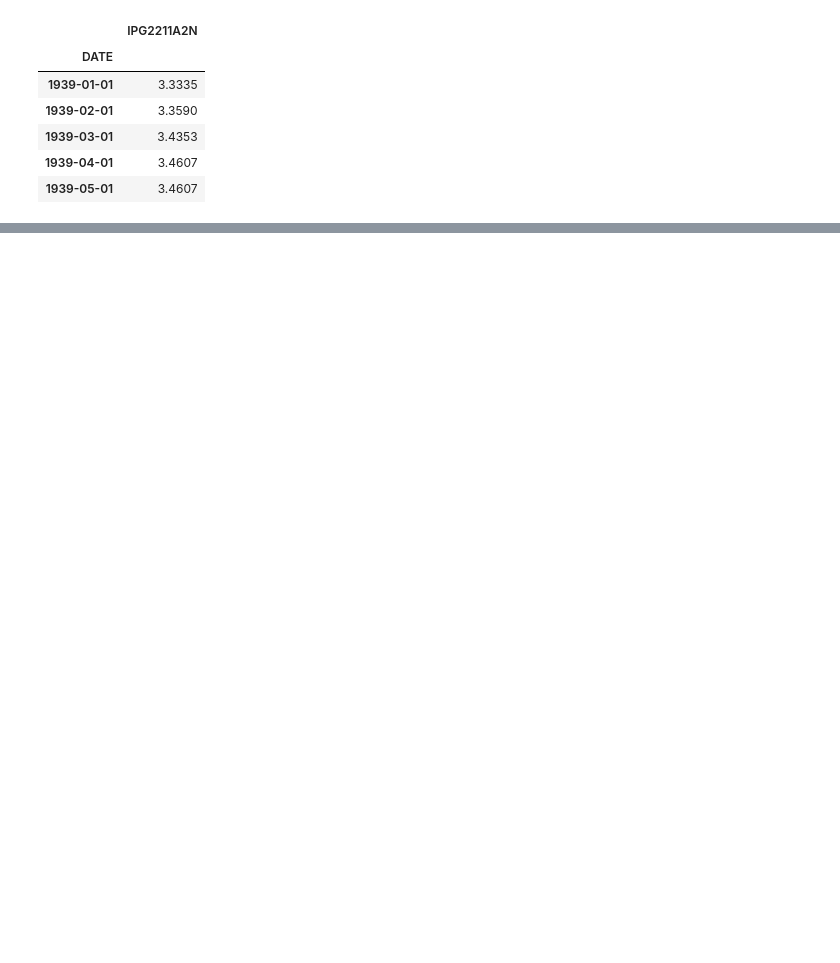
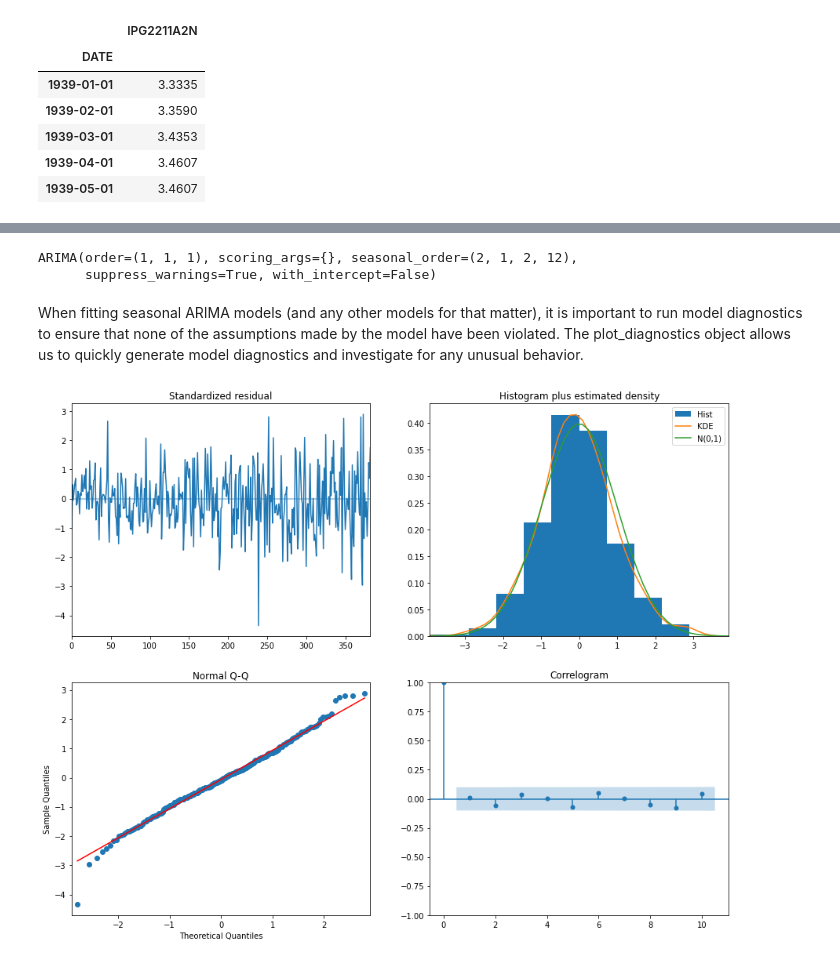
Before and after one commit to 4GeeksAcademy/machine-learning-content, a Jupyter notebook: 06-12d-ml_algos/exploring-time-series.ipynb, the cells around one changed output, grey strips where cells are left out. Saved outputs shown, nothing was run; the diff lists cells and outputs as text; code cells hidden in the pictures; blank space fills up the shorter version.

```diff
--- a/06-12d-ml_algos/exploring-time-series.ipynb
+++ b/06-12d-ml_algos/exploring-time-series.ipynb
@@ -213,5 +293,19 @@ print(stepwise_model.aic())
 # %%
-train = data.loc['1985-01-01':'2016-12-01']
-test = data.loc['2017-01-01':]
+# Train test ssplit
+
+train = data.loc['1985-01-01':'2017-12-01']
+test = data.loc['2018-01-01':]
+# %%
+# Train the model
+
+stepwise_model.fit(train)
+# %% [output]
+ARIMA(order=(1, 1, 1), scoring_args={}, seasonal_order=(2, 1, 2, 12),
+      suppress_warnings=True, with_intercept=False)
+# %% [markdown]
+When fitting seasonal ARIMA models (and any other models for that matter), it is important to run model diagnostics to ensure that none of the assumptions made by the model have been violated. The plot_diagnostics object allows us to quickly generate model diagnostics and investigate for any unusual behavior.
 # %%
-stepwise_model.fit(train)
+stepwise_model.fit(train).plot_diagnostics(figsize=(15, 12))
+plt.show()
+# %% [output]
+[figure, added]
```
Also changed, not shown: parts of 26 cells of this notebook, 9 other files.
